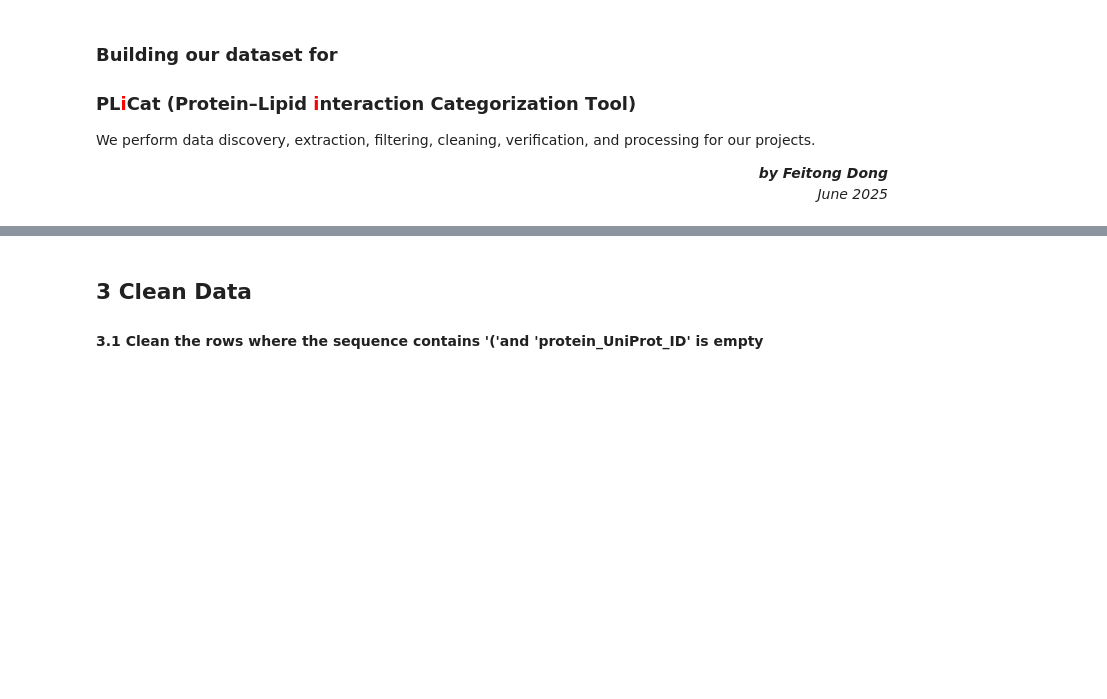
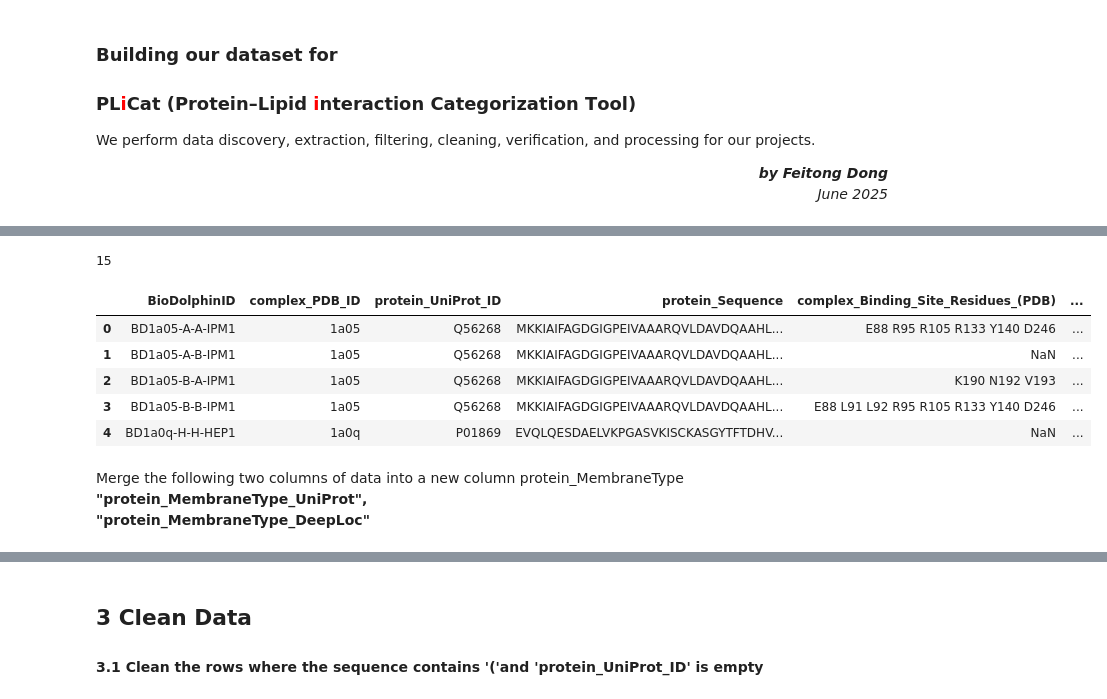
Before and after one commit to Noora68/PLiCat, a Jupyter notebook: process_data/data_preprocessing.ipynb, the cells around one changed output, grey strips where cells are left out. Cells and saved outputs as stored; diff of their text form; code cells hidden in the pictures; blank space fills up the shorter version.

```diff
--- a/process_data/data_preprocessing.ipynb
+++ b/process_data/data_preprocessing.ipynb
@@ -6,0 +67,17 @@ June 2025</em></div>
+# %%
+len(df_subset.columns)
+# %% [output]
+15
+# %%
+df_subset.head()
+# %% [output]
+|  | BioDolphinID | complex_PDB_ID | protein_UniProt_ID | protein_Sequence | complex_Binding_Site_Residues_(PDB) | ... |
+| 0 | BD1a05-A-A-IPM1 | 1a05 | Q56268 | MKKIAIFAGDGIGPEIVAAARQVLDAVDQAAHL... | E88 R95 R105 R133 Y140 D246 | ... |
+| 1 | BD1a05-A-B-IPM1 | 1a05 | Q56268 | MKKIAIFAGDGIGPEIVAAARQVLDAVDQAAHL... | NaN | ... |
+| 2 | BD1a05-B-A-IPM1 | 1a05 | Q56268 | MKKIAIFAGDGIGPEIVAAARQVLDAVDQAAHL... | K190 N192 V193 | ... |
+| 3 | BD1a05-B-B-IPM1 | 1a05 | Q56268 | MKKIAIFAGDGIGPEIVAAARQVLDAVDQAAHL... | E88 L91 L92 R95 R105 R133 Y140 D246 | ... |
+| 4 | BD1a0q-H-H-HEP1 | 1a0q | P01869 | EVQLQESDAELVKPGASVKISCKASGYTFTDHV... | NaN | ... |
+# %% [markdown]
+Merge the following two columns of data into a new column protein_MembraneType<br/><b>
+"protein_MembraneType_UniProt",<br/>
+"protein_MembraneType_DeepLoc"<br/></b>
```
Also changed, not shown: parts of 23 cells of this notebook.
